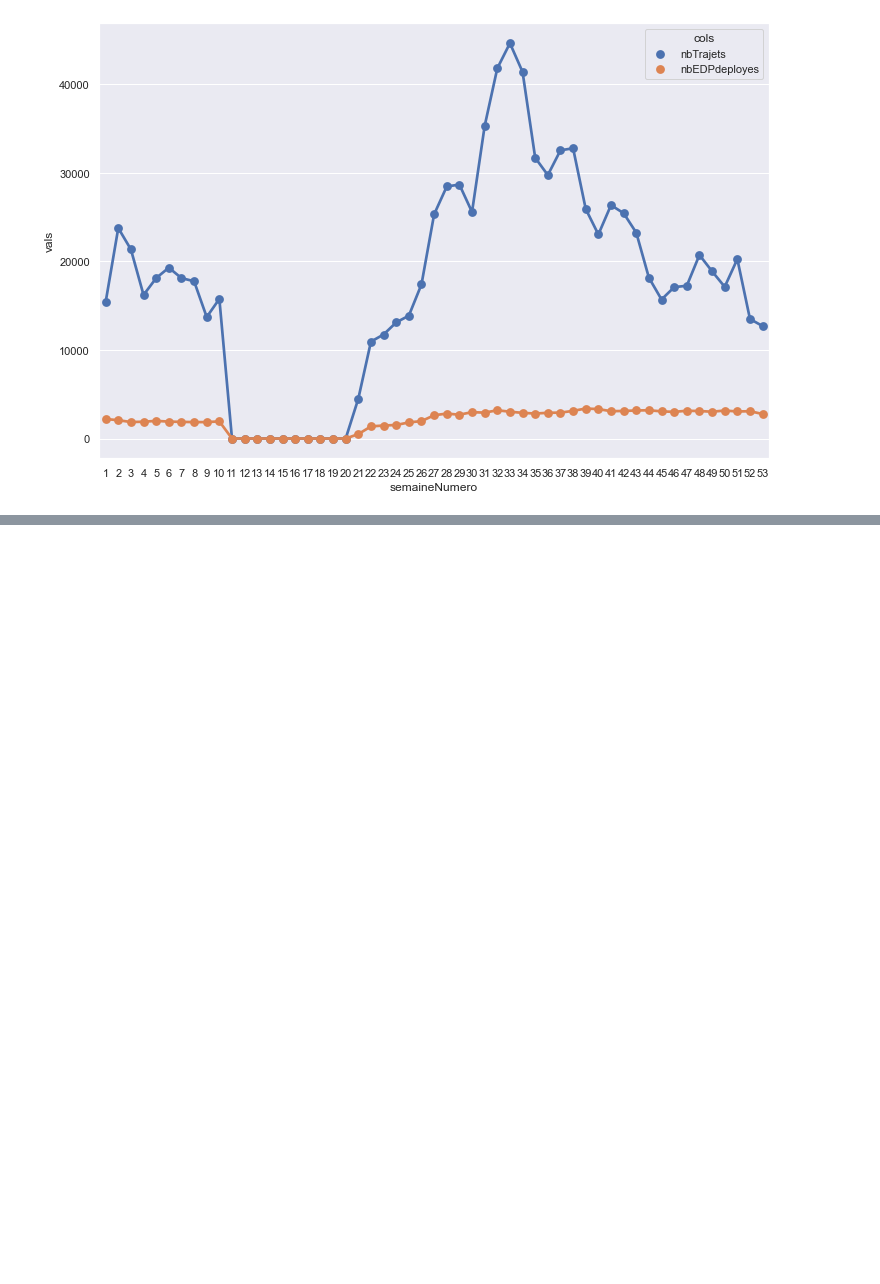
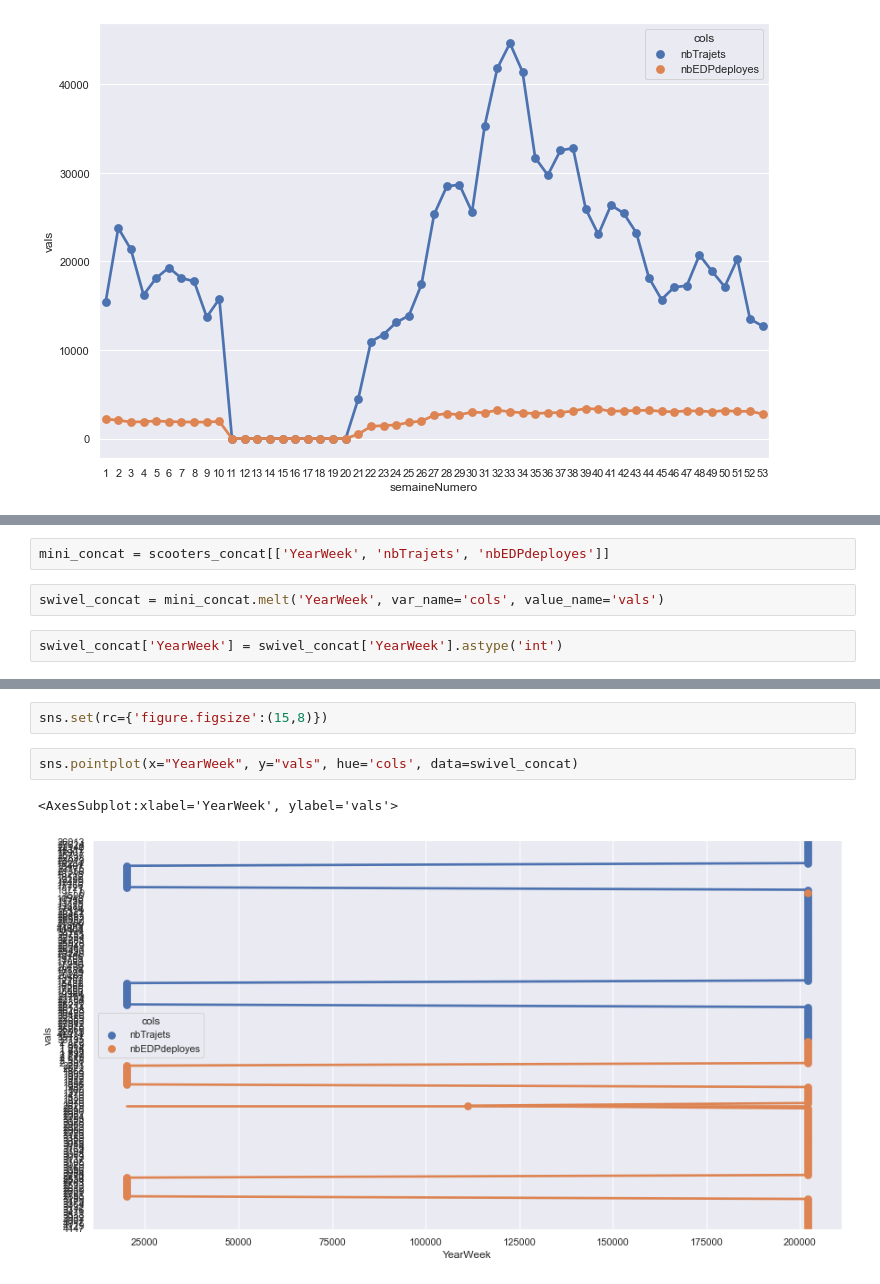
Before and after one commit to GillianLaw/MarseilleCityData, a Jupyter notebook: trottinettes_analysis.ipynb, the cells around one changed output, grey strips where cells are left out. Saved outputs shown, nothing was run; the diff lists cells and outputs as text; blank space fills up the shorter version.

Commit message:
experimenting with concatenating columns and tables

```diff
--- a/trottinettes_analysis.ipynb
+++ b/trottinettes_analysis.ipynb
@@ -62,0 +164,6 @@ sns.pointplot(x="semaineNumero", y="vals", hue='cols', data=dfm)
+# %%
+mini_concat = scooters_concat[['YearWeek', 'nbTrajets', 'nbEDPdeployes']]
+# %%
+swivel_concat = mini_concat.melt('YearWeek', var_name='cols', value_name='vals')
+# %%
+swivel_concat['YearWeek'] = swivel_concat['YearWeek'].astype('int')
@@ -62,0 +179,7 @@ sns.pointplot(x="semaineNumero", y="vals", hue='cols', data=dfm)
+# %%
+sns.set(rc={'figure.figsize':(15,8)})
+# %%
+sns.pointplot(x="YearWeek", y="vals", hue='cols', data=swivel_concat)
+# %% [output]
+<AxesSubplot:xlabel='YearWeek', ylabel='vals'>
+[figure, added]
```
Also changed, not shown: parts of 20 cells of this notebook.
